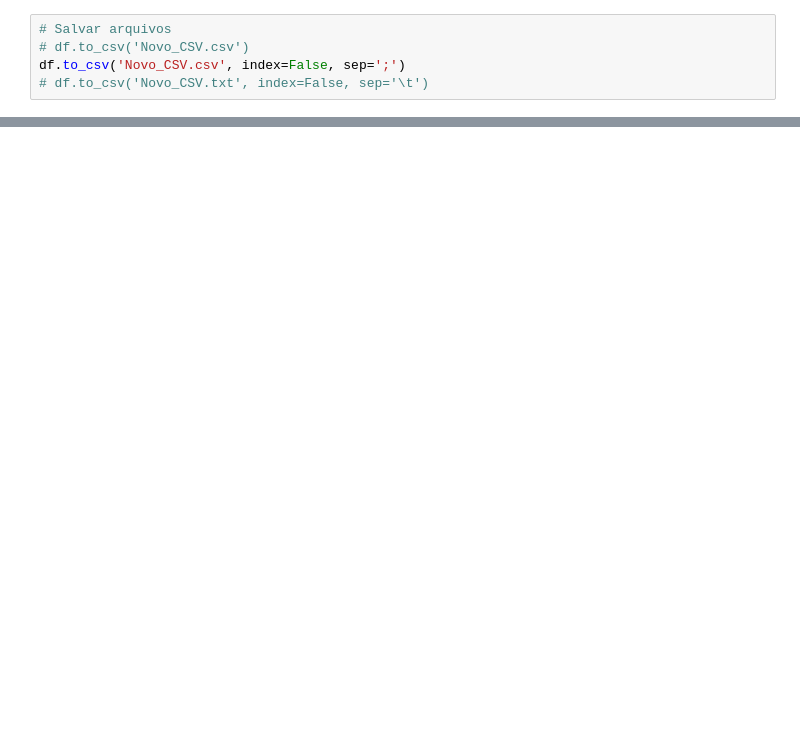
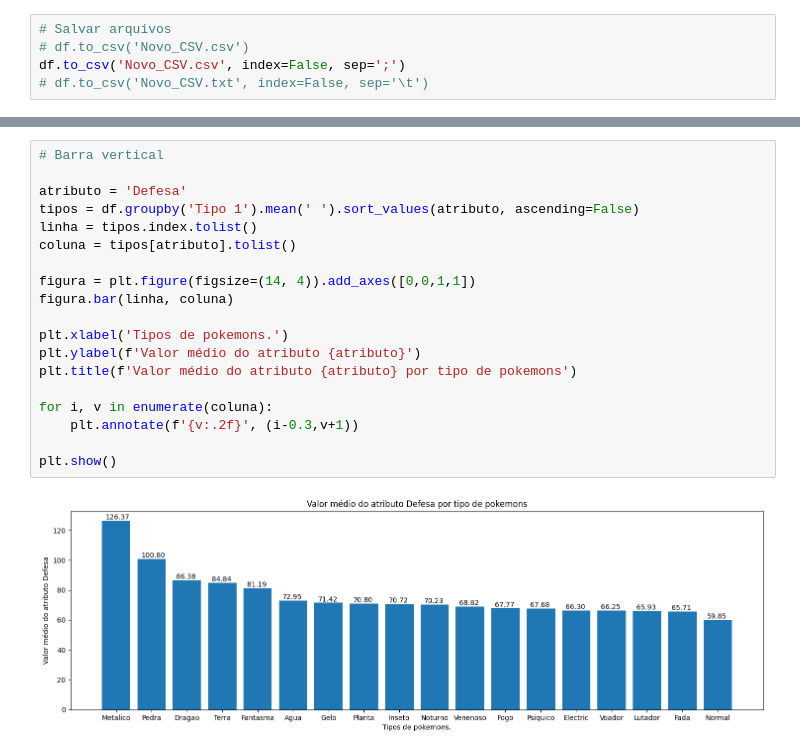
Before and after one commit to eidersin/UNINTER, a Jupyter notebook: Lógica de Programação e Algoritmos/Pandas/aula_pandas.ipynb, the cells around one changed output, grey strips where cells are left out. Saved outputs shown, nothing was run; the diff lists cells and outputs as text; blank space fills up the shorter version.

```diff
--- a/Lógica de Programação e Algoritmos/Pandas/aula_pandas.ipynb
+++ b/Lógica de Programação e Algoritmos/Pandas/aula_pandas.ipynb
@@ -183,0 +183,21 @@ df.to_csv('Novo_CSV.csv', index=False, sep=';')
+# %%
+# Barra vertical
+
+atributo = 'Defesa'
+tipos = df.groupby('Tipo 1').mean(' ').sort_values(atributo, ascending=False)
+linha = tipos.index.tolist()
+coluna = tipos[atributo].tolist()
+
+figura = plt.figure(figsize=(14, 4)).add_axes([0,0,1,1])
+figura.bar(linha, coluna)
+
+plt.xlabel('Tipos de pokemons.')
+plt.ylabel(f'Valor médio do atributo {atributo}')
+plt.title(f'Valor médio do atributo {atributo} por tipo de pokemons')
+
+for i, v in enumerate(coluna):
+    plt.annotate(f'{v:.2f}', (i-0.3,v+1))
+
+plt.show()
+# %% [output]
+[figure, added]
```
Also changed, not shown: parts of 33 cells of this notebook, 2 other files.
